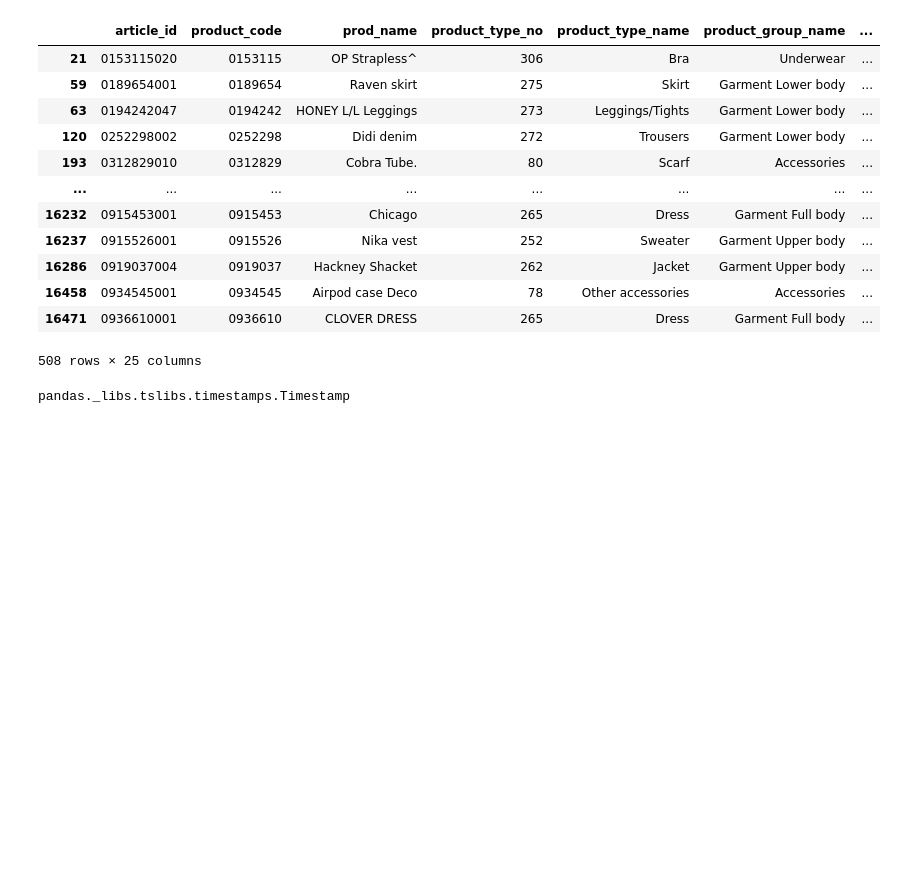
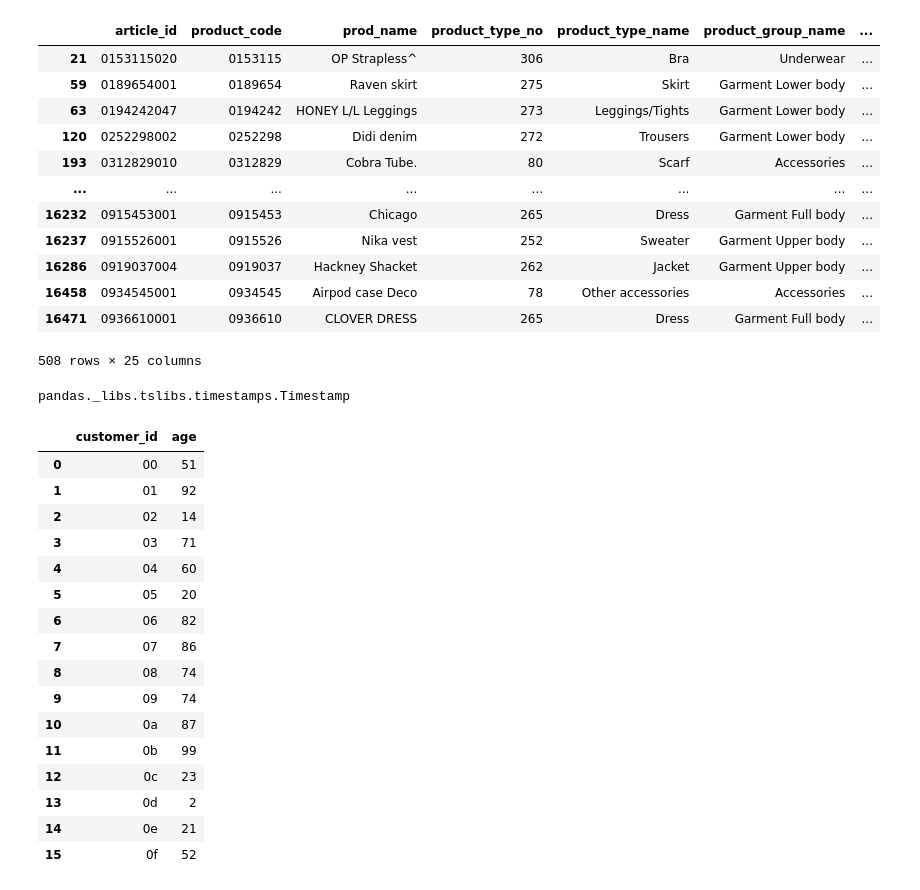
Before and after one commit to newexo/HM-clothing-public, a Jupyter notebook: notebooks/RandomDFsExperiment.ipynb, the cells around one changed output. Saved outputs shown, nothing was run; the diff lists cells and outputs as text; code cells hidden in the pictures; blank space fills up the shorter version.

Commit message:
Generate a table of fake customers

```diff
--- a/notebooks/RandomDFsExperiment.ipynb
+++ b/notebooks/RandomDFsExperiment.ipynb
@@ -102,3 +103,31 @@ trimmed_data.articles
 type(trimmed_data.transactions.t_dat[18])
 # %% [output]
 pandas._libs.tslibs.timestamps.Timestamp
+# %%
+def customer_id(i):
+    return f"0{i:x}"
+# %%
+n = 16
+ids = [customer_id(i) for i in range(n)]
+r = np.random.RandomState(42)
+ages = r.randint(100, size=n)
+fake_customers = pd.DataFrame.from_dict({"customer_id": ids, "age": ages})
+fake_customers
+# %% [output]
+|  | customer_id | age |
+| 0 | 00 | 51 |
+| 1 | 01 | 92 |
+| 2 | 02 | 14 |
+| 3 | 03 | 71 |
+| 4 | 04 | 60 |
+| 5 | 05 | 20 |
+| 6 | 06 | 82 |
+| 7 | 07 | 86 |
+| 8 | 08 | 74 |
+| 9 | 09 | 74 |
+| 10 | 0a | 87 |
+| 11 | 0b | 99 |
+| 12 | 0c | 23 |
+| 13 | 0d | 2 |
+| 14 | 0e | 21 |
+| 15 | 0f | 52 |
```
Also changed, not shown: parts of 2 cells of this notebook, 3 other files.
